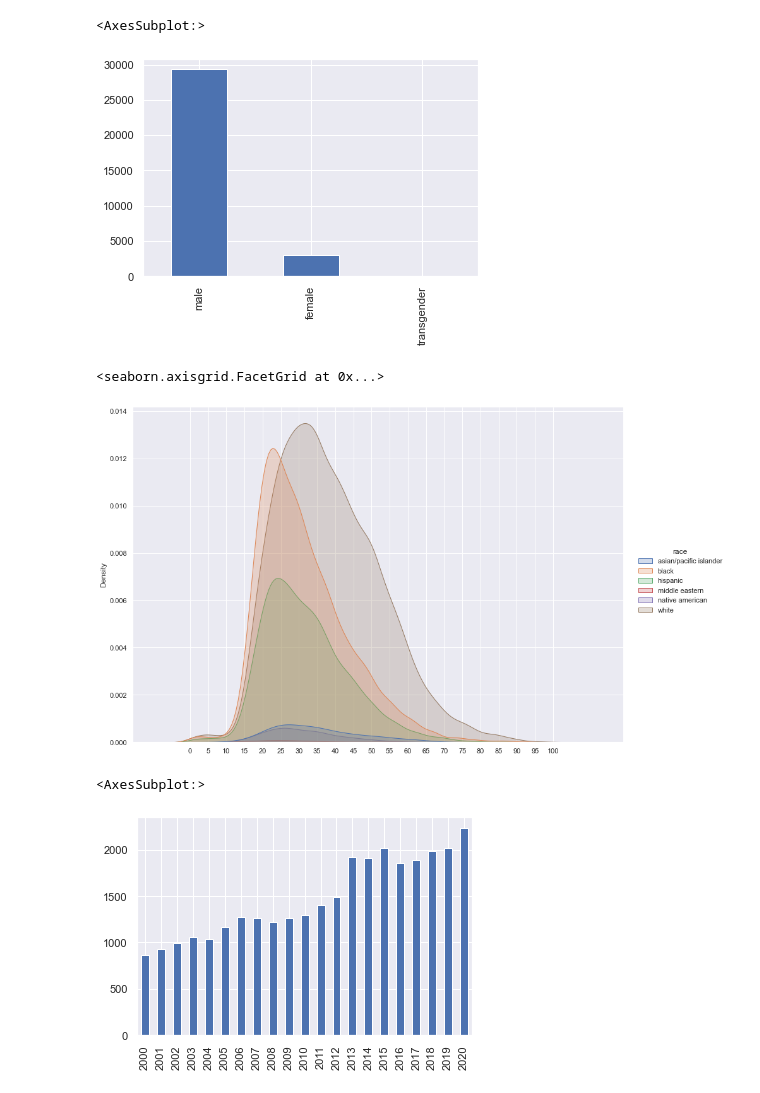
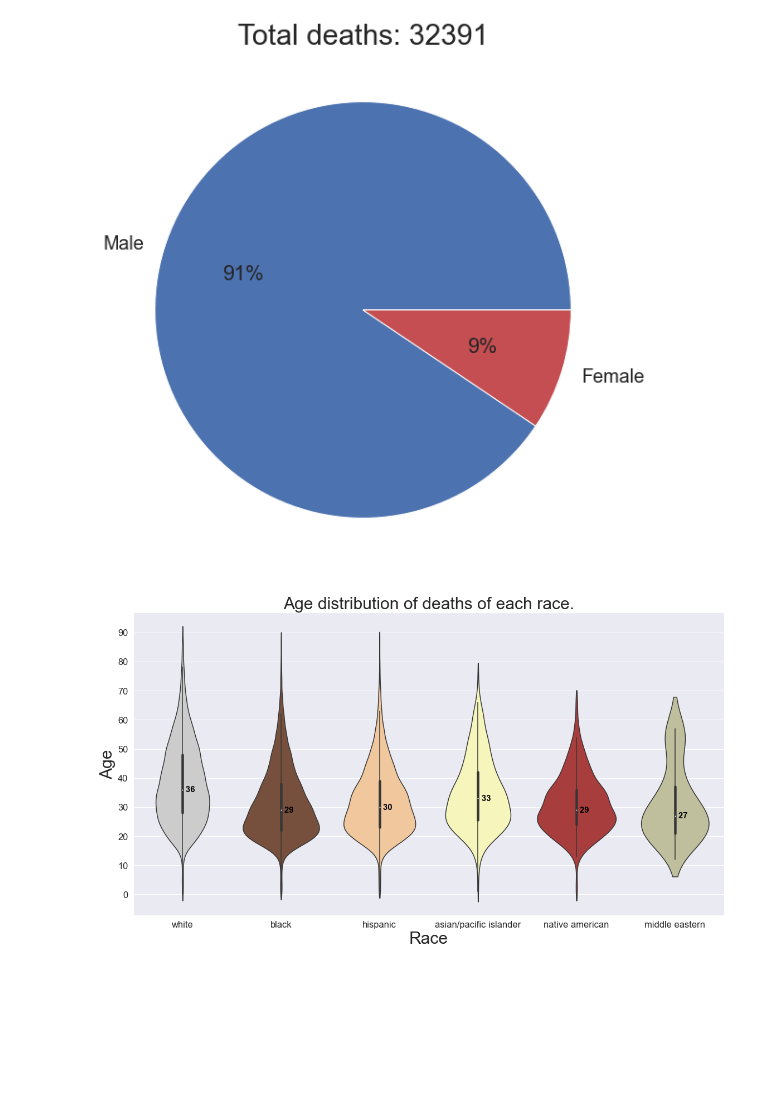
Before and after one commit to ikatechis/BigBlueData_Academy_Deaths_by_Police_EDA_project, a Jupyter notebook: analysis/analysis_fotis.ipynb, the cells around one changed output. Cells and saved outputs as stored; diff of their text form; code cells hidden in the pictures; blank space fills up the shorter version.

```diff
--- a/analysis/analysis_fotis.ipynb
+++ b/analysis/analysis_fotis.ipynb
@@ -36,4 +77,14 @@ race_counts['death_perc']=race_counts.race*100/(310000000*race_counts.pop_perc*2
 # %%
-# refine pending
-race_counts.death_perc.plot.bar()
+# refine pending (sort large to small, colors)
+plt.rcParams['figure.figsize'] = 15,8
+sns.set(font_scale = 1.2)
+
+fig = sns.barplot(data=race_counts, x=race_counts.index, y='death_perc',
+                  order = race_counts['death_perc'].sort_values(ascending=False).index,
+                  palette=[(0.5,0.3,0.2),(0.73,0.17,0.17),(1,0.78,0.56),(0.8,0.8,0.8),(0.77,0.77,0.6),(1,1,0.7)])
+
+plt.xlabel('Race', size=30)
+plt.ylabel('Deaths per million', size=30)
+plt.title('Average yearly deaths / population of each race', size=30)
+plt.show()
 # %% [output]
@@ -42,6 +92,11 @@ race_counts.death_perc.plot.bar()
 # %%
-# refine pending
-df.gender.value_counts().plot.bar()
+# Gender
+data = [29318, 3048]
+labels = ['Male', 'Female']
+plt.rcParams['figure.figsize'] = 10,10
+sns.set(font_scale = 1.8)
+plt.pie(data, labels = labels, colors =['b','r'] , autopct='%.0f%%')
+plt.title('Total deaths: 32391', size=30)
+plt.show()
 # %% [output]
-<AxesSubplot:>
-[figure, old version]
+[figure, new version]
@@ -50,14 +103,35 @@ age_race = df.pivot_table(index = df.index, columns=['race'], values='age')
 # %%
-# refine pending
-fig = sns.displot(data=age_race, kind='kde', fill=True, height=8, aspect=1.5)
-fig.set(xticks=range(0,105,5))
+# Age distribution of deaths of each race.
+age_race = df.pivot_table(index = df.index, columns=['race'], values='age')
+age_race = age_race[age_race<=90]
+age_race = age_race[['white','black','hispanic','asian/pacific islander','native american','middle eastern']]
+plt.rcParams['figure.figsize'] = 19,10
+plt.title('Age distribution of deaths of each race.', size=30)
+sns.set(font_scale = 1.5)
+fig = sns.violinplot(data=age_race,cut=1, palette=[(0.8,0.8,0.8),(0.5,0.3,0.2),(1,0.78,0.56),(1,1,0.7),(0.73,0.17,0.17),(0.77,0.77,0.6)])
+plt.xlabel('Race', size=30)
+plt.ylabel('Age', size=30)
+fig.set(yticks=range(0,95,10))
+
+# Calculate median to position labels
+medians = age_race.median().values
+nobs = medians
+nobs = [str(int(x)) for x in nobs.tolist()]
+nobs = ["       " + i for i in nobs]
+
+# Add text to the figure
+pos = range(len(nobs))
+for tick, label in zip(pos, fig.get_xticklabels()):
+    fig.text(pos[tick], medians[tick]-0.8, nobs[tick],
+            horizontalalignment='center',
+            size=15,
+            color=(0,0,0),
+            weight='semibold')
+plt.show()
 # %% [output]
-<seaborn.axisgrid.FacetGrid at 0x...>
-[figure, old version]
+[figure, new version]
 # %%
 # refine pending
 yearly_deaths = pd.DatetimeIndex(df.date).year
-yearly_deaths.drop(2021).value_counts().sort_index(ascending=True).plot.bar()
+yearly_deaths = yearly_deaths.drop(2021).value_counts().sort_index(ascending=True)
+yearly_deaths = pd.DataFrame(yearly_deaths)
-# %% [output]
-<AxesSubplot:>
-[figure, removed]
```
Also changed, not shown: parts of 13 cells of this notebook.
